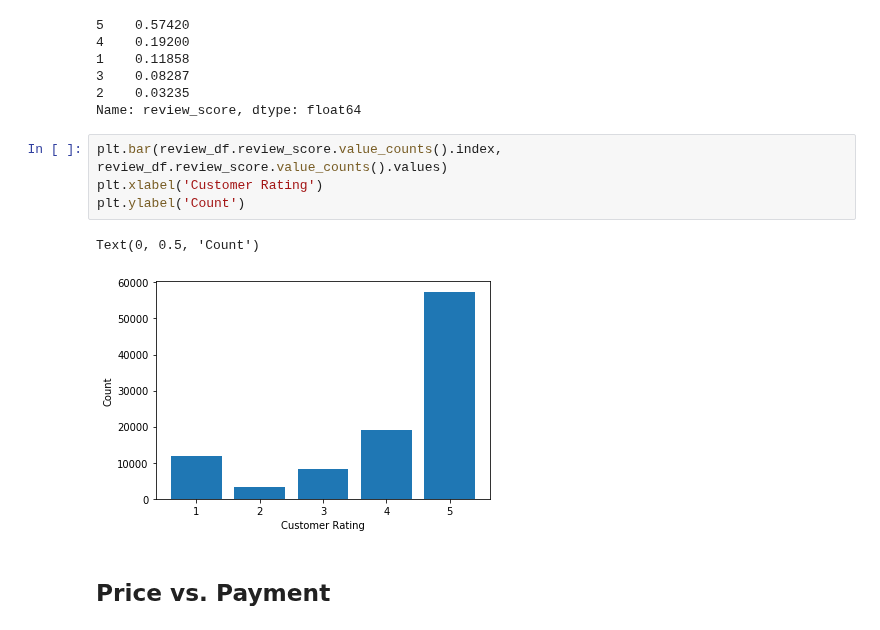
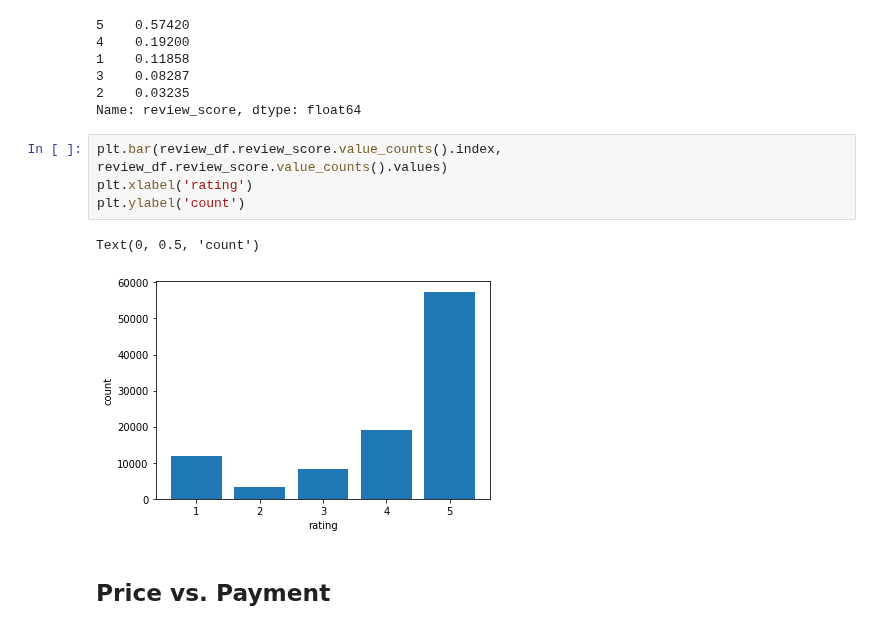
Before and after one commit to alireza-alizadegan/e-commerce-Sales, a Jupyter notebook: Brazil/Sentiment Analysis.ipynb, the cells around one changed output. Saved outputs shown, nothing was run; the diff lists cells and outputs as text.

```diff
--- a/Brazil/Sentiment Analysis.ipynb
+++ b/Brazil/Sentiment Analysis.ipynb
@@ -602,11 +606,11 @@ review_df.review_score.value_counts(normalize=True)
 Name: review_score, dtype: float64
 # %%
 plt.bar(review_df.review_score.value_counts().index, review_df.review_score.value_counts().values)
-plt.xlabel('Customer Rating')
-plt.ylabel('Count')
+plt.xlabel('rating')
+plt.ylabel('count')
 # %% [output]
-Text(0, 0.5, 'Count')
+Text(0, 0.5, 'count')
-[figure, old version]
+[figure, new version]
 # %% [markdown]
 ## Price vs. Payment
 # %%
```
Also changed, not shown: parts of 4 cells of this notebook, 8 other files.
